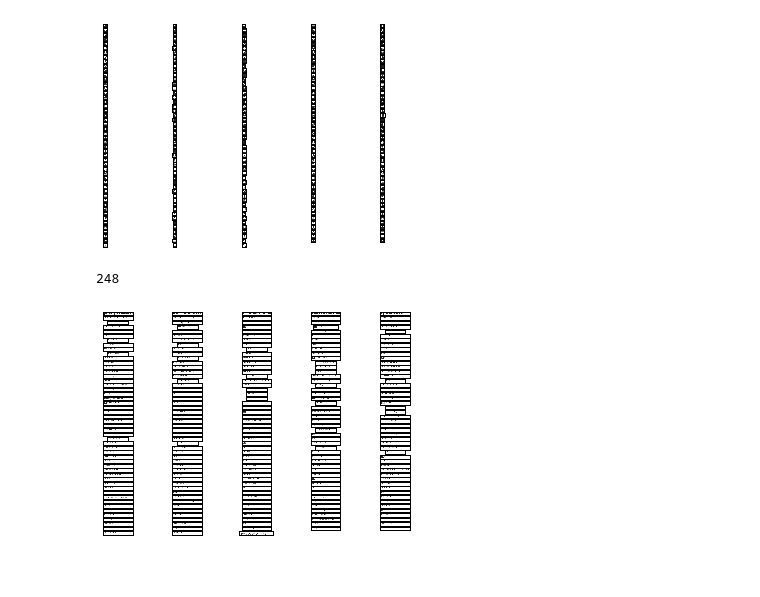
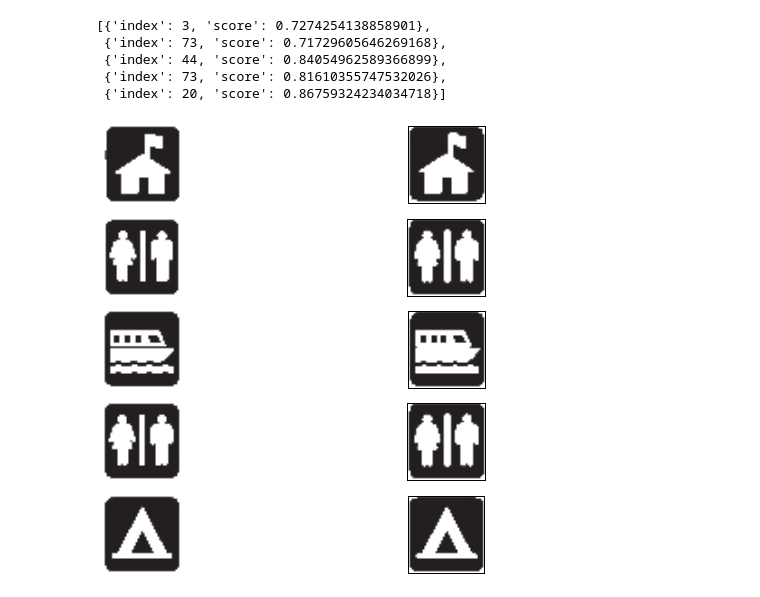
Before and after one commit to vlandham/national_parks_map_extract, a Jupyter notebook: notebook/image_filter_for_icons.ipynb, the cells around one changed output. Cells and saved outputs as stored; diff of their text form; code cells hidden in the pictures; blank space fills up the shorter version.

```diff
--- a/notebook/image_filter_for_icons.ipynb
+++ b/notebook/image_filter_for_icons.ipynb
@@ -6,8 +6,15 @@ from skimage import data, io, filters
 import scipy.ndimage as ndimage
 from skimage import color, img_as_float
 
+from skimage.measure import compare_ssim as ssim
+import skimage.measure as measure
+from operator import itemgetter
+
 import matplotlib
 import matplotlib.pyplot as plt
 
 import numpy as np
+
+import matplotlib.pylab as pylab
+pylab.rcParams['figure.figsize'] = (10.0, 8.0)
 # %%
@@ -227,0 +285,19 @@ io.imshow(icons_sorted[0])
+# %%
+# load icons to compare these to
+import glob
+def load_keys(key_dir):
+    names = glob.glob(key_dir + "/icon_*_icon.png")
+    imgs = []
+    for path in names:
+        img = io.imread(path)
+        fname = path.split("/")[-1].split(".")[0]
+        imgs.append({"name":fname, "path":path, "img":img_as_float(img)})
+    return imgs
+
+
+keys = load_keys('../data/icon_key')
+key_images = [k['img'] for k in keys]
+#print(keys[0])
+# %%
+# find best match for icons
+matches = [find_img_match(icon, key_images) for icon in icons]
@@ -228,43 +322,30 @@ io.imshow(icons_sorted[0])
+# %%
+matches
+# %% [output]
+[{'index': 3, 'score': 0.7274254138858901},
+ {'index': 73, 'score': 0.71729605646269168},
+ {'index': 44, 'score': 0.84054962589366899},
+ {'index': 73, 'score': 0.81610355747532026},
+ {'index': 20, 'score': 0.86759324234034718}]
 # %%
-import math
-
+# display key matches with original icons
 fig = plt.figure()
-width = 5
-height = math.ceil(len(icons_sorted) / float(width))
-#width = len(icons_filter) / 2
+width = 2
+height = len(icons)
 i = 1
-for icon in icons_sorted:
+for ind, icon in enumerate(icons):
     #ddd = fimg_bw[b.y1:b.y_extent(), b.x1:b.x_extent(), :]
     ax = fig.add_subplot(height,width,i)
     ax.set_xticks([])
     ax.set_yticks([])
     i += 1
     im = ax.imshow(icon)
+    plt.axis("off")
+    ax = fig.add_subplot(height,width,i)
+    ax.set_xticks([])
+    ax.set_yticks([])
+    i += 1
+    match = matches[ind]
+    im = ax.imshow(key_images[match['index']])
 # %% [output]
-[figure, old version]
+[figure, new version]
-# %%
-label_width = 400
-label_height = 50
-tlabels = []
-for bbox in bboxes_filter:
-    label_box = BBox(bbox.x2, bbox.y1, bbox.x2 + label_width, bbox.y1 + label_height)
-    #print(label_box.x1)
-    tlabels.append(label_box.extract(fimg_bw))
-len(tlabels)
-# %% [output]
-248
-# %%
-fig = plt.figure()
-width = 5
-height = math.ceil(len(icons_sorted) / float(width))
-#width = len(icons_filter) / 2
-i = 1
-for icon in tlabels:
-    #ddd = fimg_bw[b.y1:b.y_extent(), b.x1:b.x_extent(), :]
-    ax = fig.add_subplot(height,width,i)
-    ax.set_xticks([])
-    ax.set_yticks([])
-    i += 1
-    im = ax.imshow(icon)
-# %% [output]
-[figure, removed]
```
Also changed, not shown: parts of 22 cells of this notebook, 1 other file.
